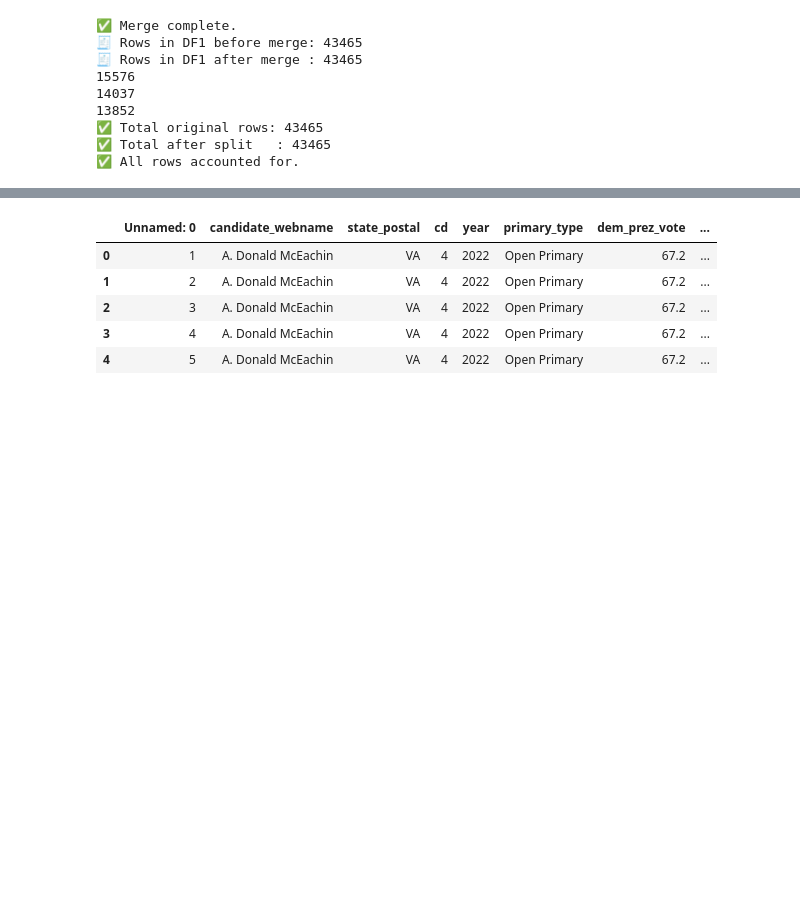
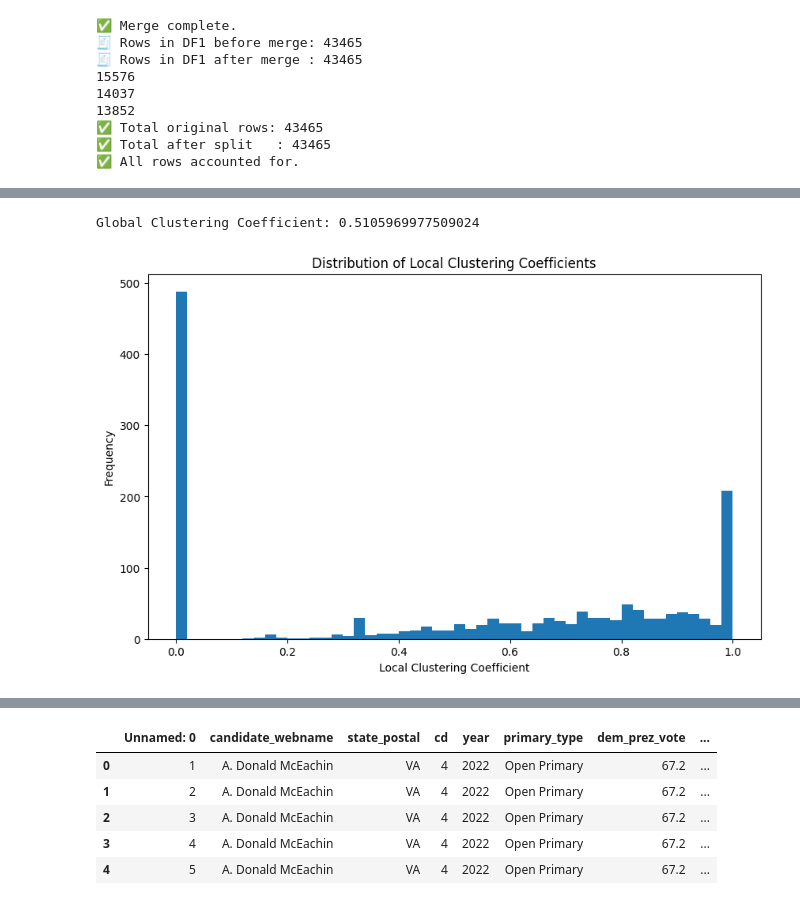
Before and after one commit to nurfnick/NetworkScience, a Jupyter notebook: Project/project.ipynb, the cells around one changed output, grey strips where cells are left out. Cells and saved outputs as stored; diff of their text form; code cells hidden in the pictures; blank space fills up the shorter version.

```diff
--- a/Project/project.ipynb
+++ b/Project/project.ipynb
@@ -136,0 +274,23 @@ plot_graph(graph_2018, "Candidate Similarity Graph 2018")
+# %%
+
+
+# Calculate global clustering coefficient
+global_clustering = nx.average_clustering(graph_2018)
+print(f"Global Clustering Coefficient: {global_clustering}")
+
+# Calculate local clustering coefficients for all nodes
+local_clustering = nx.clustering(graph_2018)
+
+# Create a list of local clustering values for plotting
+local_clustering_values = list(local_clustering.values())
+
+# Plot the distribution of local clustering coefficients
+plt.figure(figsize=(10, 6))
+plt.hist(local_clustering_values, bins=50)
+plt.xlabel('Local Clustering Coefficient')
+plt.ylabel('Frequency')
+plt.title('Distribution of Local Clustering Coefficients')
+plt.show()
+# %% [output]
+Global Clustering Coefficient: 0.5105969977509024
+[figure, added]
```
Also changed, not shown: parts of 9 cells of this notebook.
